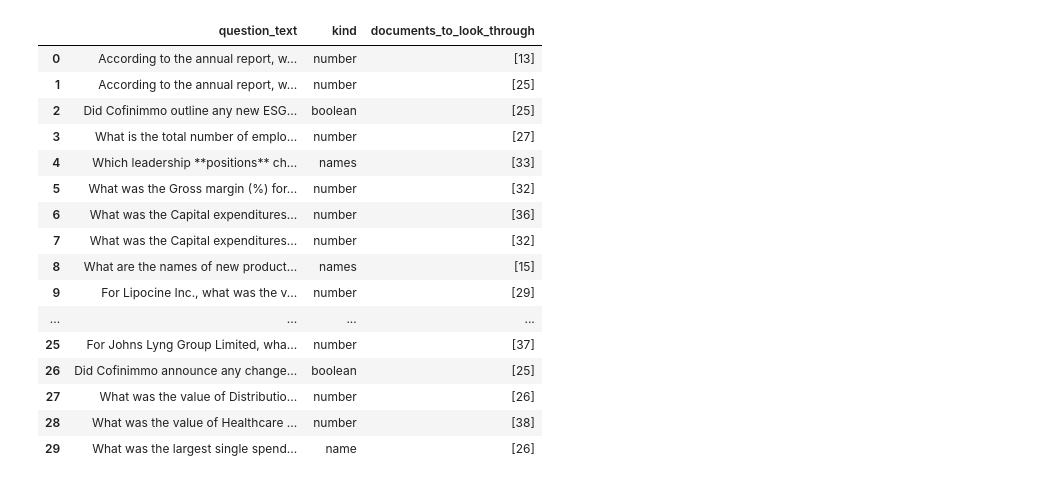
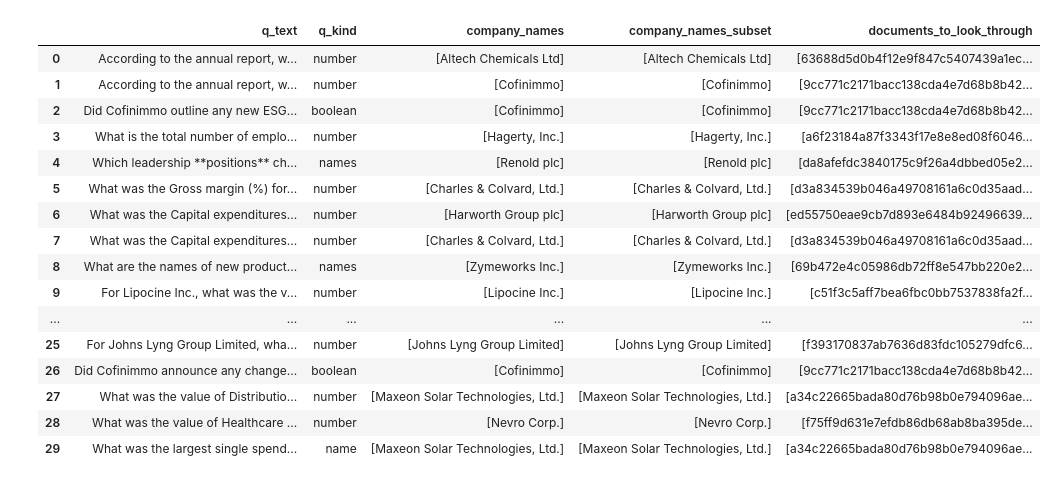
Before and after one commit to keiv-fly/20250225-RAG-Challenge-2025-02, a Jupyter notebook: notebooks_run/04 find the files rel to question.ipynb, the cells around one changed output. Cells and saved outputs as stored; diff of their text form; code cells hidden in the pictures.

Commit message:
06 one question answered

```diff
--- a/notebooks_run/04 find the files rel to question.ipynb
+++ b/notebooks_run/04 find the files rel to question.ipynb
@@ -345,0 +269,5 @@ Ameresco, Inc.
+# %%
+questions_companies_extended = [y for x in questions_companies for y in x]
+questions_companies_drop_duplicates = pd.Series(questions_companies_extended).drop_duplicates().to_list()
+questions_companies_drop_duplicates_str = "\n".join(questions_companies_drop_duplicates)
+print(questions_companies_drop_duplicates_str)
@@ -345,0 +401,4 @@ Ameresco, Inc.
+# %%
+tasks_run_sorted = sorted(tasks_run, key=lambda tup: tup[0])
+temp_answers2 = {company: ans_d for _, company, ans_d in tasks_run_sorted}
+temp_answers2
@@ -345,0 +423,3 @@ Ameresco, Inc.
+# %%
+map_dict = {k: v["result_name"] for k, v in temp_answers2.items()}
+map_dict
@@ -345,0 +445,4 @@ Ameresco, Inc.
+# %%
+df_subset = pd.DataFrame(subset)
+map_name2sha1 = df_subset.groupby("company_name")["sha1"].apply(list).to_dict()
+map_name2sha1
@@ -346,24 +467,27 @@ Ameresco, Inc.
 # %%
-df_temp_answers = pd.DataFrame(temp_answers)
+df_temp_answers = pd.DataFrame(questions).rename(columns={"text": "q_text", "kind": "q_kind"})
+df_temp_answers["company_names"] = questions_companies
+df_temp_answers["company_names_subset"] = df_temp_answers["company_names"].apply(lambda x: [map_dict[y] for y in x])
+df_temp_answers["documents_to_look_through"] = df_temp_answers["company_names_subset"].apply(lambda names: [y for x in names for y in map_name2sha1[x]])
 df_temp_answers.to_csv(f"../notebooks_logging/find_files/{now_str}/04 temp_answers.csv", index=False)
 df_temp_answers.to_csv(f"../data_temp/04 temp_answers.csv", index=False)
 df_temp_answers.to_parquet(f"../data_temp/04 temp_answers.parquet", index=False)
 df_temp_answers
 # %% [output]
-|  | question_text | kind | documents_to_look_through |
-| 0 | According to the annual report, w... | number | [13] |
-| 1 | According to the annual report, w... | number | [25] |
-| 2 | Did Cofinimmo outline any new ESG... | boolean | [25] |
-| 3 | What is the total number of emplo... | number | [27] |
-| 4 | Which leadership **positions** ch... | names | [33] |
-| 5 | What was the Gross margin (%) for... | number | [32] |
-| 6 | What was the Capital expenditures... | number | [36] |
-| 7 | What was the Capital expenditures... | number | [32] |
-| 8 | What are the names of new product... | names | [15] |
-| 9 | For Lipocine Inc., what was the v... | number | [29] |
-| ... | ... | ... | ... |
-| 25 | For Johns Lyng Group Limited, wha... | number | [37] |
-| 26 | Did Cofinimmo announce any change... | boolean | [25] |
-| 27 | What was the value of Distributio... | number | [26] |
-| 28 | What was the value of Healthcare ... | number | [38] |
-| 29 | What was the largest single spend... | name | [26] |
+|  | q_text | q_kind | company_names | company_names_subset | documents_to_look_through |
+| 0 | According to the annual report, w... | number | [Altech Chemicals Ltd] | [Altech Chemicals Ltd] | [63688d5d0b4f12e9f847c5407439a1ec... |
+| 1 | According to the annual report, w... | number | [Cofinimmo] | [Cofinimmo] | [9cc771c2171bacc138cda4e7d68b8b42... |
+| 2 | Did Cofinimmo outline any new ESG... | boolean | [Cofinimmo] | [Cofinimmo] | [9cc771c2171bacc138cda4e7d68b8b42... |
+| 3 | What is the total number of emplo... | number | [Hagerty, Inc.] | [Hagerty, Inc.] | [a6f23184a87f3343f17e8e8ed08f6046... |
+| 4 | Which leadership **positions** ch... | names | [Renold plc] | [Renold plc] | [da8afefdc3840175c9f26a4dbbed05e2... |
+| 5 | What was the Gross margin (%) for... | number | [Charles & Colvard, Ltd.] | [Charles & Colvard, Ltd.] | [d3a834539b046a49708161a6c0d35aad... |
+| 6 | What was the Capital expenditures... | number | [Harworth Group plc] | [Harworth Group plc] | [ed55750eae9cb7d893e6484b92496639... |
+| 7 | What was the Capital expenditures... | number | [Charles & Colvard, Ltd.] | [Charles & Colvard, Ltd.] | [d3a834539b046a49708161a6c0d35aad... |
+| 8 | What are the names of new product... | names | [Zymeworks Inc.] | [Zymeworks Inc.] | [69b472e4c05986db72ff8e547bb220e2... |
+| 9 | For Lipocine Inc., what was the v... | number | [Lipocine Inc.] | [Lipocine Inc.] | [c51f3c5aff7bea6fbc0bb7537838fa2f... |
+| ... | ... | ... | ... | ... | ... |
+| 25 | For Johns Lyng Group Limited, wha... | number | [Johns Lyng Group Limited] | [Johns Lyng Group Limited] | [f393170837ab7636d83fdc105279dfc6... |
+| 26 | Did Cofinimmo announce any change... | boolean | [Cofinimmo] | [Cofinimmo] | [9cc771c2171bacc138cda4e7d68b8b42... |
+| 27 | What was the value of Distributio... | number | [Maxeon Solar Technologies, Ltd.] | [Maxeon Solar Technologies, Ltd.] | [a34c22665bada80d76b98b0e794096ae... |
+| 28 | What was the value of Healthcare ... | number | [Nevro Corp.] | [Nevro Corp.] | [f75ff9d631e7efdb86db68ab8ba395de... |
+| 29 | What was the largest single spend... | name | [Maxeon Solar Technologies, Ltd.] | [Maxeon Solar Technologies, Ltd.] | [a34c22665bada80d76b98b0e794096ae... |
```
Also changed, not shown: parts of 18 cells of this notebook, 9 other files.
